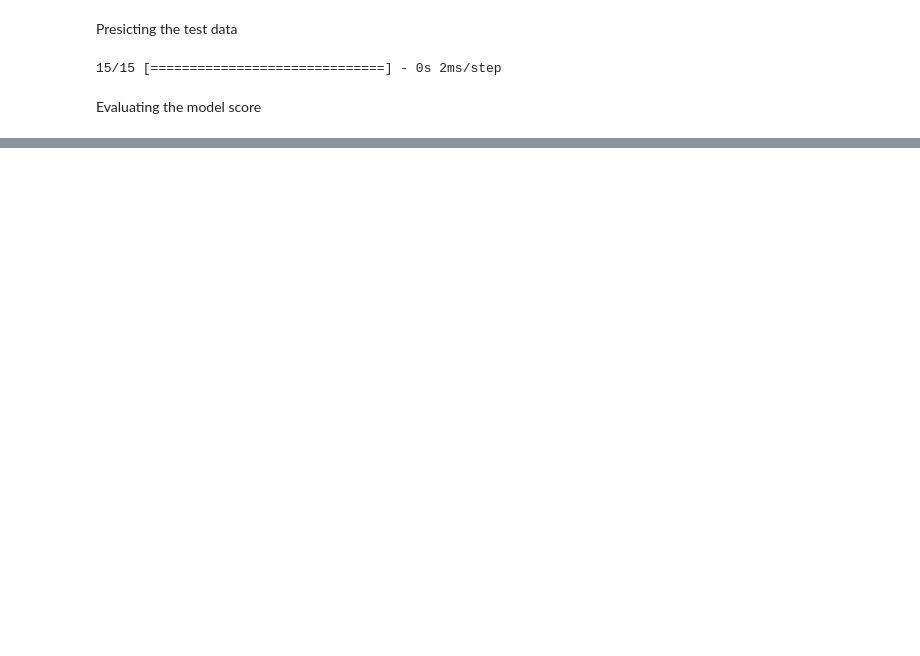
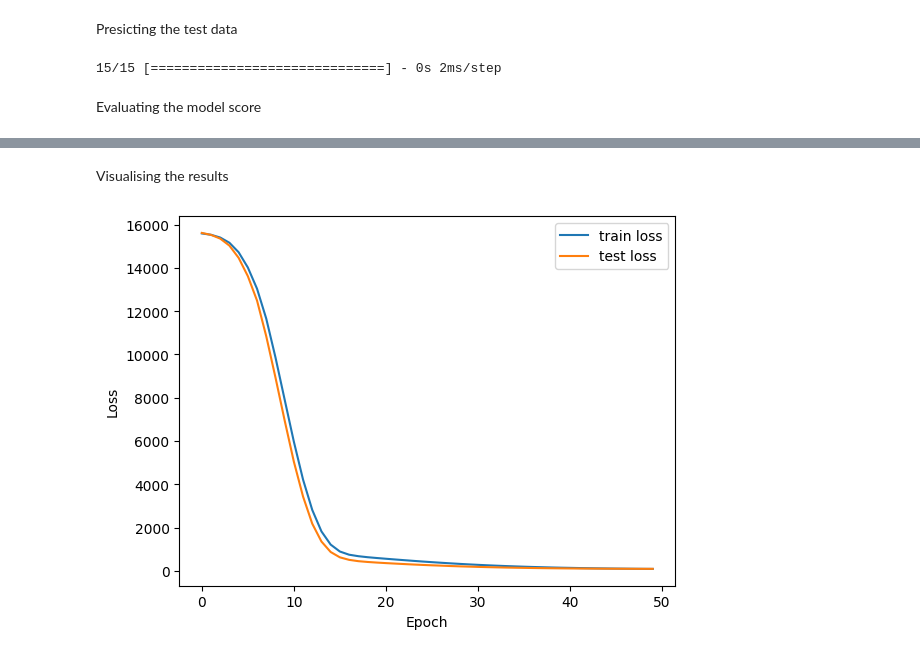
Before and after one commit to kkewat/Neural-Networks, a Jupyter notebook: Gold_Price_Prediction_Using_ANN.ipynb, the cells around one changed output, grey strips where cells are left out. Saved outputs shown, nothing was run; the diff lists cells and outputs as text; code cells hidden in the pictures; blank space fills up the shorter version.

```diff
--- a/Gold_Price_Prediction_Using_ANN.ipynb
+++ b/Gold_Price_Prediction_Using_ANN.ipynb
@@ -96,0 +99,2 @@ r2_score(test_y, y_pred)
+# %% [markdown]
+Visualising the results
@@ -96,0 +106,11 @@ r2_score(test_y, y_pred)
+# %%
+# prompt: visualise the findings of the model
+
+plt.plot(history.history['loss'], label='train loss')
+plt.plot(history.history['val_loss'], label='test loss')
+plt.xlabel('Epoch')
+plt.ylabel('Loss')
+plt.legend()
+plt.show()
+# %% [output]
+[figure, added]
```
Also changed, not shown: parts of 4 cells of this notebook.
